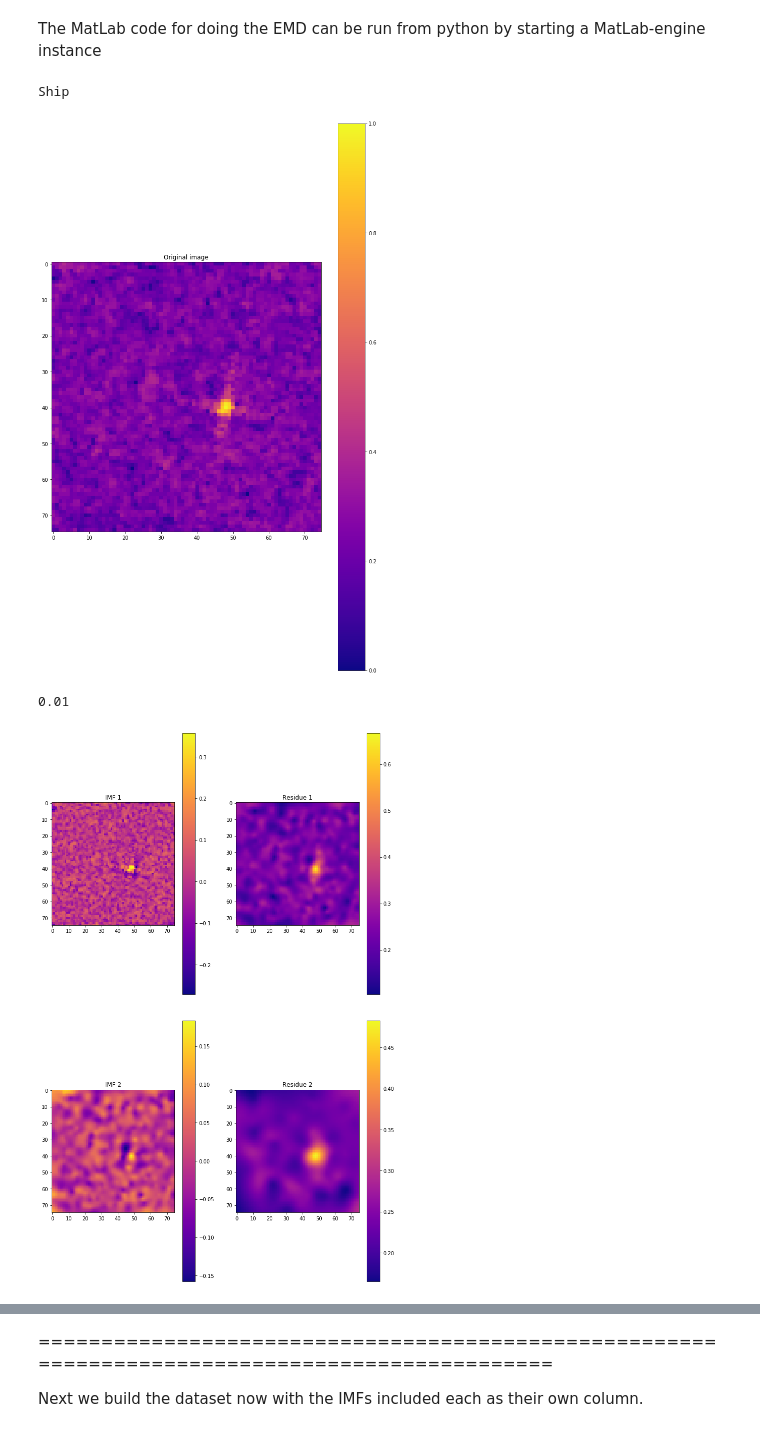
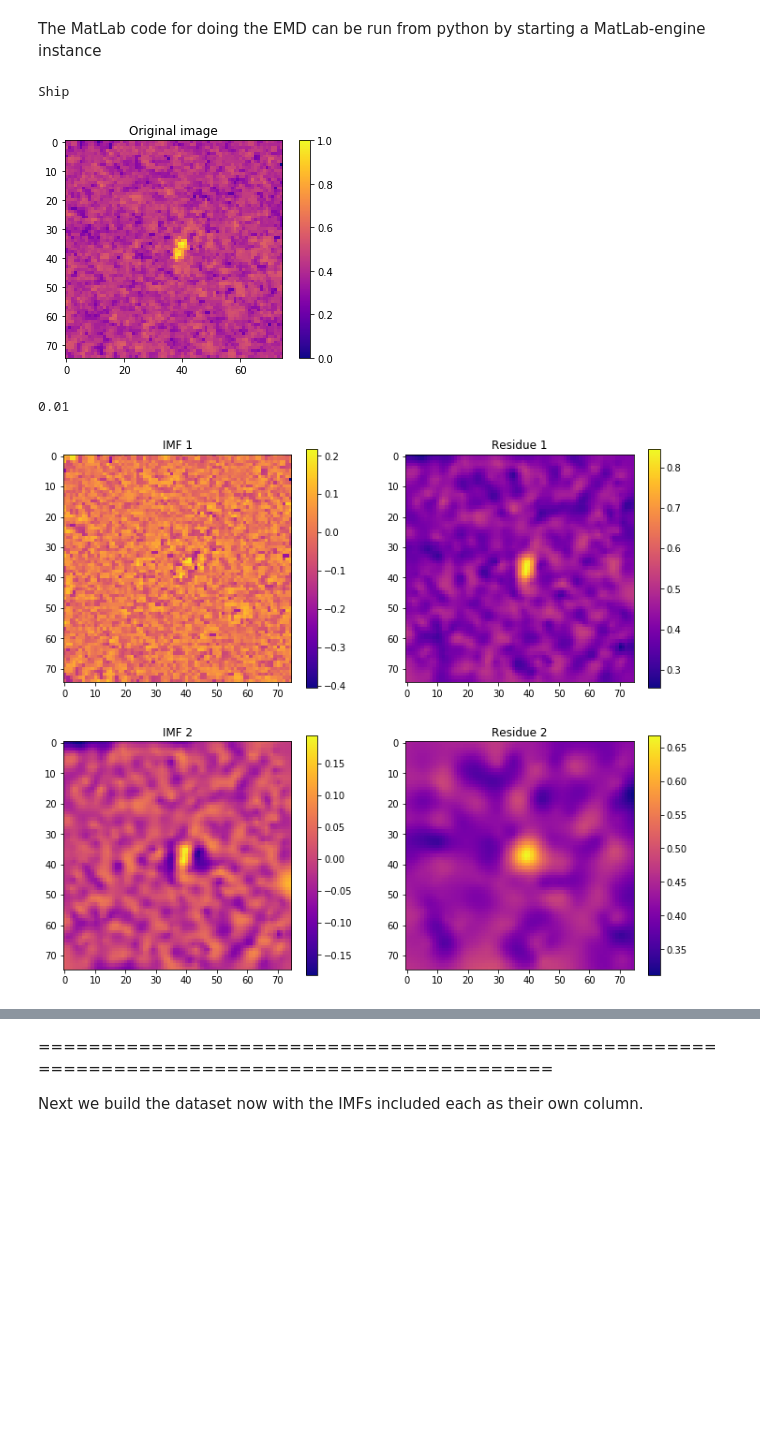
Before and after one commit to holwech/AdaptiveDataAnalysis, a Jupyter notebook: EMD2D_testing.ipynb, the cells around one changed output, grey strips where cells are left out. Cells and saved outputs as stored; diff of their text form; code cells hidden in the pictures; blank space fills up the shorter version.

```diff
--- a/EMD2D_testing.ipynb
+++ b/EMD2D_testing.ipynb
@@ -74,10 +74,10 @@ def IEMD(img, epsilon=0.1, numberimfs=4, conn='8m'):
     return imfs, residue, medel
 # %%
 def plot_IEMD(imfs, residues):
-    plt.figure(2, figsize=(12, 20))
+    plt.figure(2, figsize=(12, 10))
     plt.clf()
-    plt.tight_layout(h_pad=3)
-    plt.subplots_adjust(hspace=0.1)
+    plt.tight_layout(h_pad=1)
+    plt.subplots_adjust(bottom=0.1)
 
     for i in range(np.shape(imfs)[2]):
         plt.subplot(np.shape(imfs)[2],2,1+2*i)
@@ -88,6 +88,7 @@ def plot_IEMD(imfs, residues):
         plt.imshow(residues[:,:,i],cmap='plasma')
         plt.title("Residue " + str(i + 1))
         plt.colorbar()
+    plt.savefig('IEMD.eps')
     plt.show()
 # %%
 def print_label(idx):
@@ -101,23 +102,26 @@ def normalize(img):
     img = img/(img.max())
     return img
 # %%
-idx =11
+idx = 15
+
 print_label(idx)
 
 img_band1 = X_train[idx,:,:,0]
 img_band1 = normalize(img_band1)
-
+plt.figure(1)
+plt.clf()
 plt.imshow(img_band1,cmap='plasma')
 plt.title('Original image')
 plt.colorbar()
+plt.savefig('Orig_img.eps')
 plt.show()
 
 imfs1, residues1, medel1 = IEMD(img_band1,0.01,2,'4')
 plot_IEMD(imfs1, residues1)
 # %% [output]
 Ship
-[figure, old version]
+[figure, new version]
 0.01
-[figure, old version]
+[figure, new version]
 # %%
 imfs1.shape
```
Also changed, not shown: parts of 1 cell of this notebook, 1 other file.
